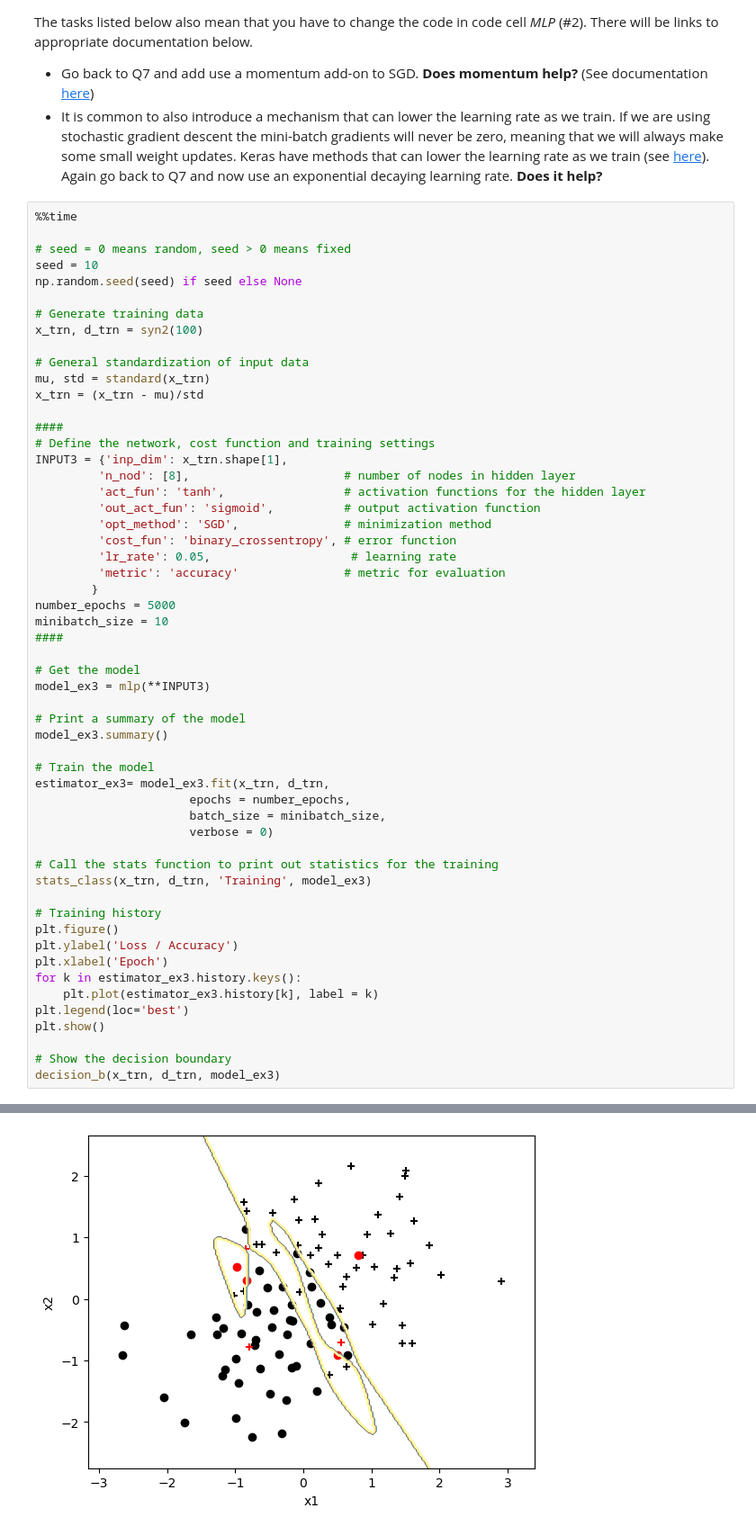
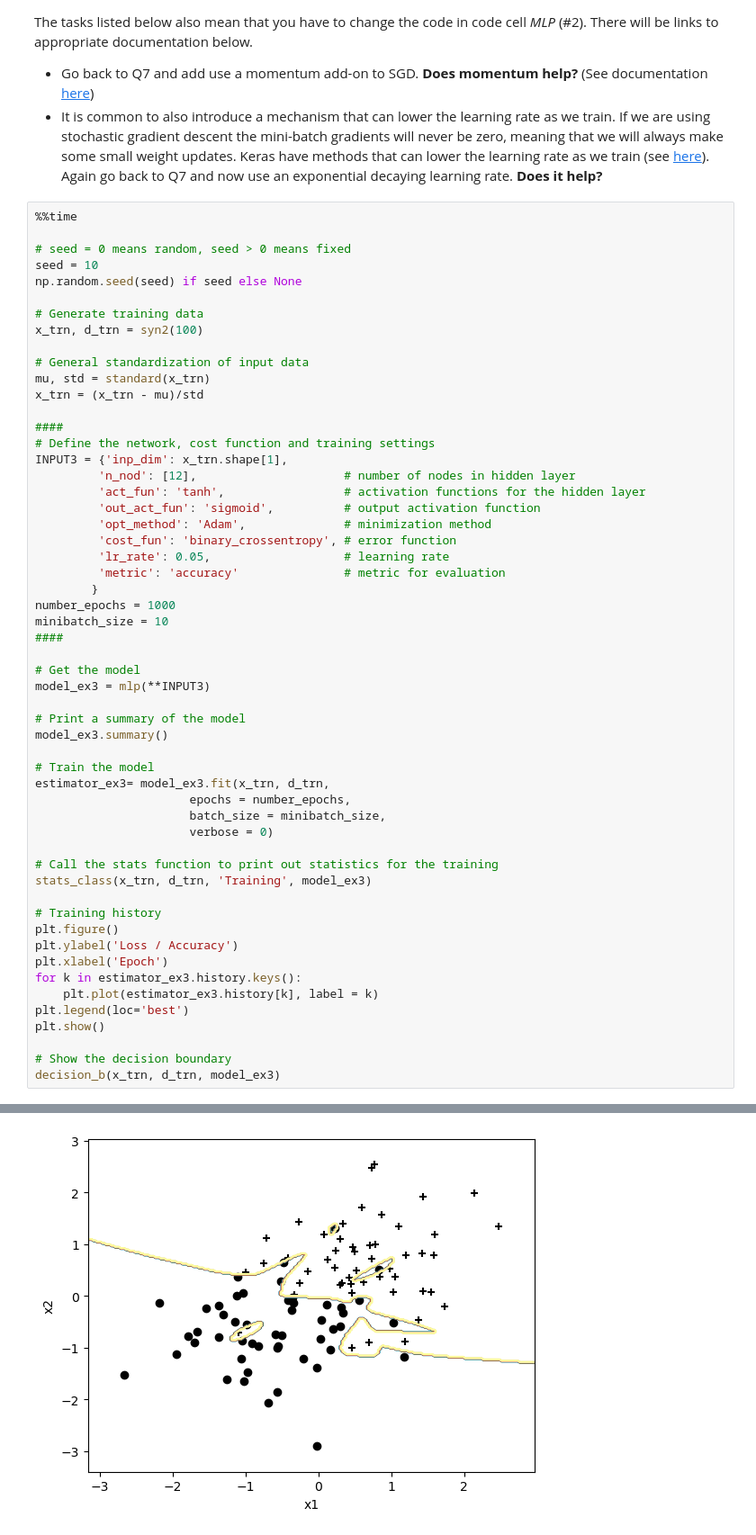
Before and after one commit to TheodorAT/Neural-Networks, a Jupyter notebook: Lab1/lab1.ipynb, the cells around one changed output, grey strips where cells are left out. Shown: that part at 90% size. Drawn from its saved outputs; the diff is of its cells as text.

```diff
--- a/Lab1/lab1.ipynb
+++ b/Lab1/lab1.ipynb
@@ -680,15 +680,15 @@ x_trn = (x_trn - mu)/std
 ####
 # Define the network, cost function and training settings
 INPUT3 = {'inp_dim': x_trn.shape[1],
-         'n_nod': [8],                      # number of nodes in hidden layer
+         'n_nod': [12],                     # number of nodes in hidden layer
          'act_fun': 'tanh',                 # activation functions for the hidden layer
          'out_act_fun': 'sigmoid',          # output activation function
-         'opt_method': 'SGD',               # minimization method
+         'opt_method': 'Adam',              # minimization method
          'cost_fun': 'binary_crossentropy', # error function
-         'lr_rate': 0.05,                    # learning rate
+         'lr_rate': 0.05,                   # learning rate
          'metric': 'accuracy'               # metric for evaluation
         }
-number_epochs = 5000
+number_epochs = 1000
 minibatch_size = 10
 ####
 
@@ -740 +740 @@ Loss            0.1227
-[figure, old version]
+[figure, new version]
```
Also changed, not shown: parts of 3 cells of this notebook, 1 other file.
